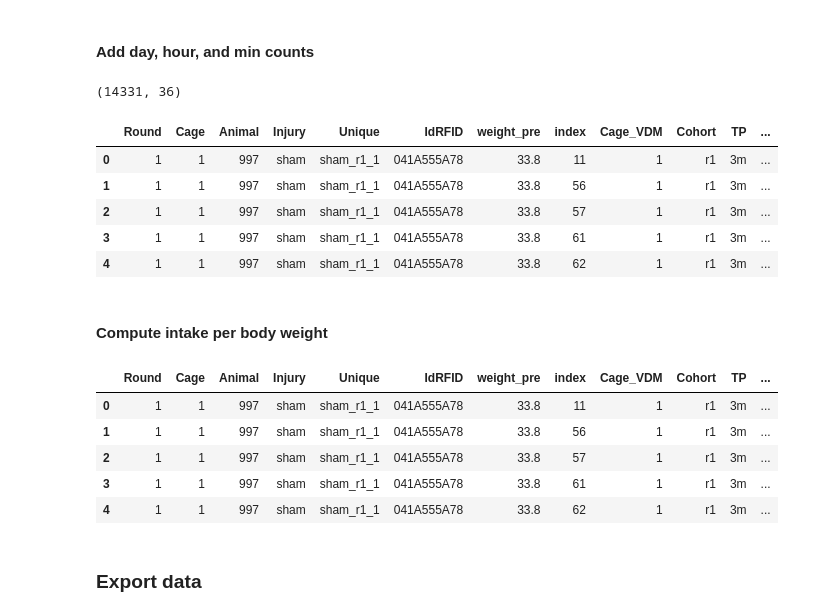
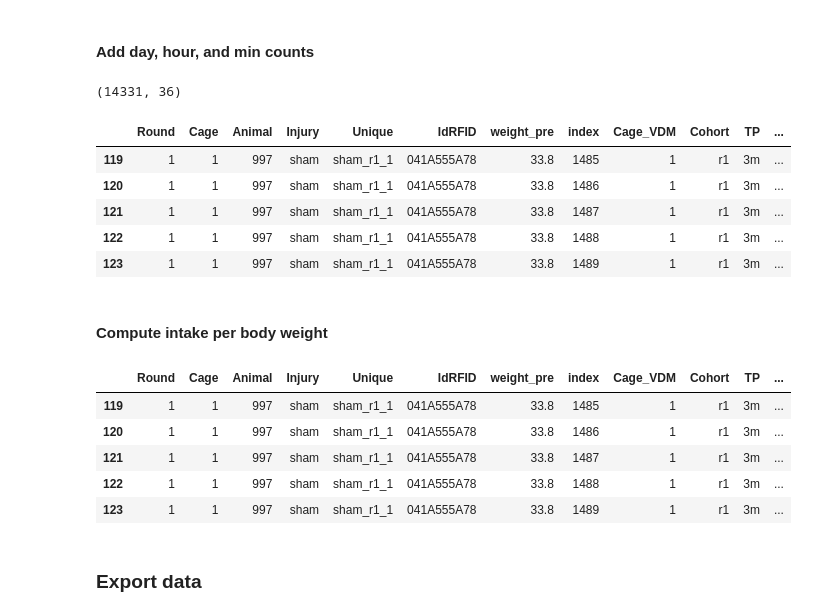
Before and after one commit to grace3999/RFID_polysubstance, a Jupyter notebook: RFID_VDM_3m.ipynb, the cells around one changed output. Cells and saved outputs as stored; diff of their text form; code cells hidden in the pictures.

```diff
--- a/RFID_VDM_3m.ipynb
+++ b/RFID_VDM_3m.ipynb
@@ -233,8 +233,8 @@ data_RFID_final.head()
 #### Add day, hour, and min counts
 # %%
 #split by round to get specific dates
-data_RFID_r1 = data_RFID_final[data_RFID_final['Round'] == 1]
-data_RFID_r2 = data_RFID_final[data_RFID_final['Round'] == 2]
+data_RFID_r1 = data_RFID_final[data_RFID_final['Round'] == 1].sort_values(['RFID_datetime_start'])
+data_RFID_r2 = data_RFID_final[data_RFID_final['Round'] == 2].sort_values(['RFID_datetime_start'])
 
 #column of running day count
 dat_map = dict(zip(data_RFID_r1['RFID_date'].unique(), np.arange(1,len(data_RFID_r1['RFID_date'].unique())+1)))
@@ -587,35 +587,35 @@ data_comb.head()
 #### Add day, hour, and min counts
 # %%
 #split by round to get specific dates
-data_comb_r1 = data_comb[data_comb['Round'] == 1]
-data_comb_r2 = data_comb[data_comb['Round'] == 2]
+data_comb_r1 = data_comb[data_comb['Round'] == 1].sort_values(['VDM_datetime'])
+data_comb_r2 = data_comb[data_comb['Round'] == 2].sort_values(['VDM_datetime'])
 
 #column of running day count
 dat_map = dict(zip(data_comb_r1['VDM_date'].unique(), np.arange(1,len(data_comb_r1['VDM_date'].unique())+1)))
 data_comb_r1['VDM_day_count'] = data_comb_r1['VDM_date'].map(dat_map)
 #column of running hour and minute count
 data_comb_r1['VDM_hour_count'] = (data_comb_r1['VDM_day_count']*24) + data_comb_r1['VDM_hour'] - 24
 data_comb_r1['VDM_min_count'] = (data_comb_r1['VDM_hour_count']*60) + data_comb_r1['VDM_min'] - 60
 
 #column of running day count
 dat_map = dict(zip(data_comb_r2['VDM_date'].unique(), np.arange(1,len(data_comb_r2['VDM_date'].unique())+1)))
 data_comb_r2['VDM_day_count'] = data_comb_r2['VDM_date'].map(dat_map)
 #column of running hour and minute count
 data_comb_r2['VDM_hour_count'] = (data_comb_r2['VDM_day_count']*24) + data_comb_r2['VDM_hour'] - 24
 data_comb_r2['VDM_min_count'] = (data_comb_r2['VDM_hour_count']*60) + data_comb_r2['VDM_min'] - 60
 
 #combine back together
 data_comb_final = pd.concat([data_comb_r1, data_comb_r2], axis=0)
 print(data_comb_final.shape)
 data_comb_final.head()
 # %% [output]
 (14331, 36)
 |  | Round | Cage | Animal | Injury | Unique | IdRFID | weight_pre | index | Cage_VDM | Cohort | TP | ... |
-| 0 | 1 | 1 | 997 | sham | sham_r1_1 | 041A555A78 | 33.8 | 11 | 1 | r1 | 3m | ... |
-| 1 | 1 | 1 | 997 | sham | sham_r1_1 | 041A555A78 | 33.8 | 56 | 1 | r1 | 3m | ... |
-| 2 | 1 | 1 | 997 | sham | sham_r1_1 | 041A555A78 | 33.8 | 57 | 1 | r1 | 3m | ... |
-| 3 | 1 | 1 | 997 | sham | sham_r1_1 | 041A555A78 | 33.8 | 61 | 1 | r1 | 3m | ... |
-| 4 | 1 | 1 | 997 | sham | sham_r1_1 | 041A555A78 | 33.8 | 62 | 1 | r1 | 3m | ... |
+| 119 | 1 | 1 | 997 | sham | sham_r1_1 | 041A555A78 | 33.8 | 1485 | 1 | r1 | 3m | ... |
+| 120 | 1 | 1 | 997 | sham | sham_r1_1 | 041A555A78 | 33.8 | 1486 | 1 | r1 | 3m | ... |
+| 121 | 1 | 1 | 997 | sham | sham_r1_1 | 041A555A78 | 33.8 | 1487 | 1 | r1 | 3m | ... |
+| 122 | 1 | 1 | 997 | sham | sham_r1_1 | 041A555A78 | 33.8 | 1488 | 1 | r1 | 3m | ... |
+| 123 | 1 | 1 | 997 | sham | sham_r1_1 | 041A555A78 | 33.8 | 1489 | 1 | r1 | 3m | ... |
 # %% [markdown]
 #### Compute intake per body weight
 # %%
@@ -624,11 +624,11 @@ data_comb_final['drink_bw'] = data_comb_final['value'] / (data_comb_final['weigh
 data_comb_final.head()
 # %% [output]
 |  | Round | Cage | Animal | Injury | Unique | IdRFID | weight_pre | index | Cage_VDM | Cohort | TP | ... |
-| 0 | 1 | 1 | 997 | sham | sham_r1_1 | 041A555A78 | 33.8 | 11 | 1 | r1 | 3m | ... |
-| 1 | 1 | 1 | 997 | sham | sham_r1_1 | 041A555A78 | 33.8 | 56 | 1 | r1 | 3m | ... |
-| 2 | 1 | 1 | 997 | sham | sham_r1_1 | 041A555A78 | 33.8 | 57 | 1 | r1 | 3m | ... |
-| 3 | 1 | 1 | 997 | sham | sham_r1_1 | 041A555A78 | 33.8 | 61 | 1 | r1 | 3m | ... |
-| 4 | 1 | 1 | 997 | sham | sham_r1_1 | 041A555A78 | 33.8 | 62 | 1 | r1 | 3m | ... |
+| 119 | 1 | 1 | 997 | sham | sham_r1_1 | 041A555A78 | 33.8 | 1485 | 1 | r1 | 3m | ... |
+| 120 | 1 | 1 | 997 | sham | sham_r1_1 | 041A555A78 | 33.8 | 1486 | 1 | r1 | 3m | ... |
+| 121 | 1 | 1 | 997 | sham | sham_r1_1 | 041A555A78 | 33.8 | 1487 | 1 | r1 | 3m | ... |
+| 122 | 1 | 1 | 997 | sham | sham_r1_1 | 041A555A78 | 33.8 | 1488 | 1 | r1 | 3m | ... |
+| 123 | 1 | 1 | 997 | sham | sham_r1_1 | 041A555A78 | 33.8 | 1489 | 1 | r1 | 3m | ... |
 # %% [markdown]
 ### Export data
 # %%
```
Also changed, not shown: parts of 2 cells of this notebook, 1 other file.
